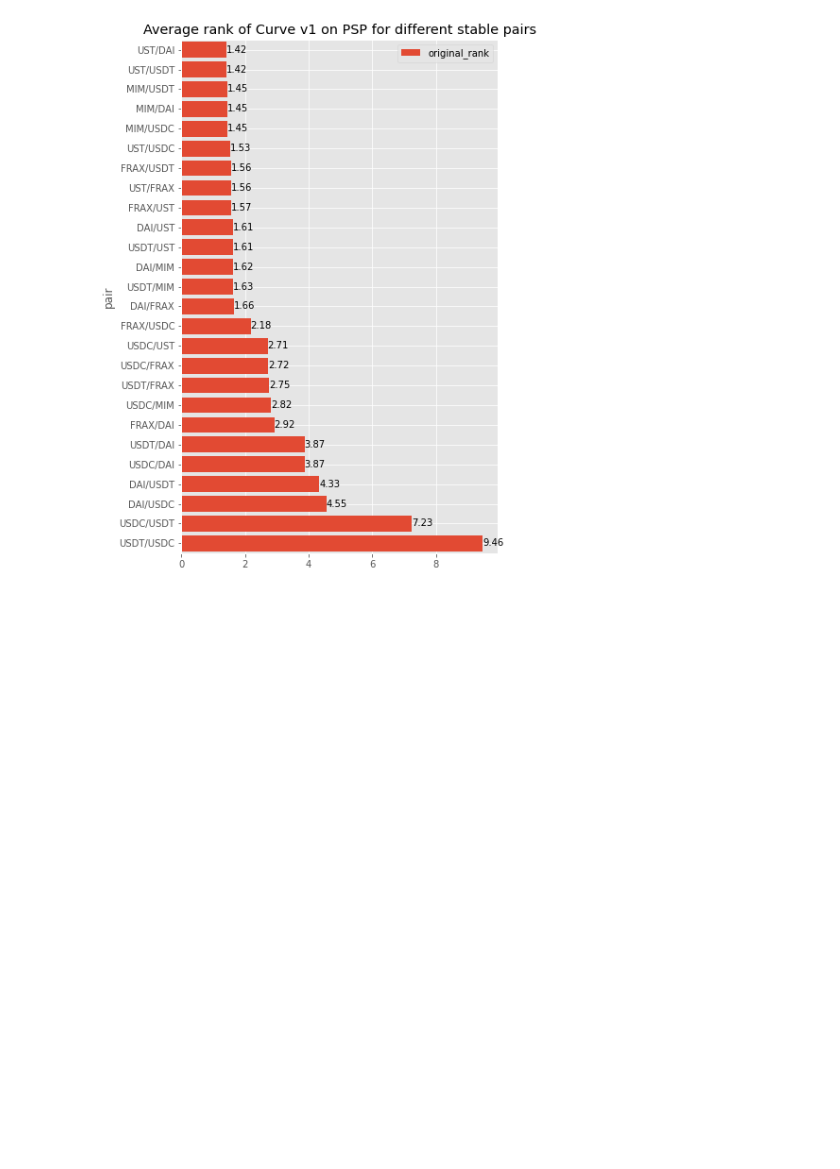
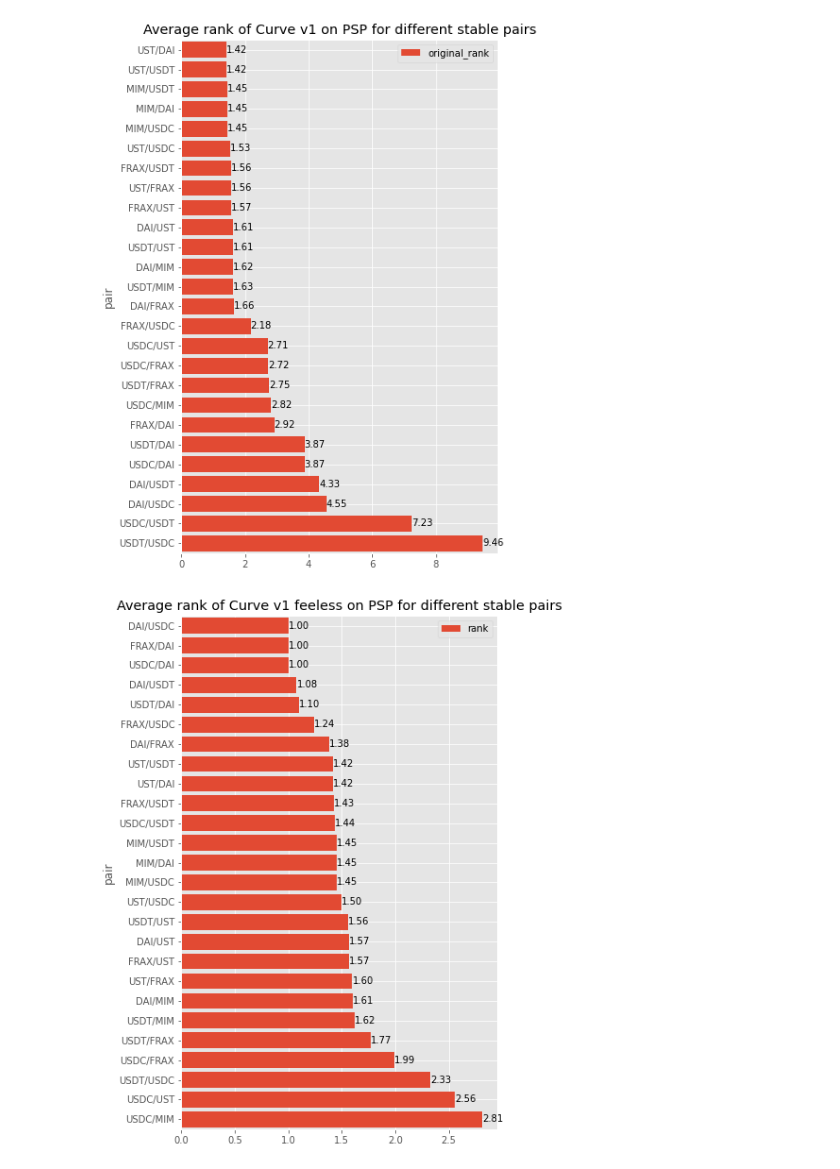
Before and after one commit to benber86/curve_aggregators, a Jupyter notebook: notebooks/Rankings.ipynb, the cells around one changed output. Cells and saved outputs as stored; diff of their text form; code cells hidden in the pictures; blank space fills up the shorter version.

Commit message:
Add feeless pair performance ranking

```diff
--- a/notebooks/Rankings.ipynb
+++ b/notebooks/Rankings.ipynb
@@ -113,3 +113,11 @@ ax.bar_label(bars, labels=[f'{x:,.2f}' for x in bars.datavalues])
 pass
 # %% [output]
 [figure]
+# %%
+rankings = df2[df2['exchange'] == 'Curve Feeless'][['pair', 'rank']].groupby('pair').mean().sort_values('rank', ascending=False)
+ax = rankings.plot.barh(figsize=(6,10), title='Average rank of Curve v1 feeless on PSP for different stable pairs')
+bars = ax.barh(rankings.index, rankings['rank'])
+ax.bar_label(bars, labels=[f'{x:,.2f}' for x in bars.datavalues])
+pass
+# %% [output]
+[figure, added]
```
